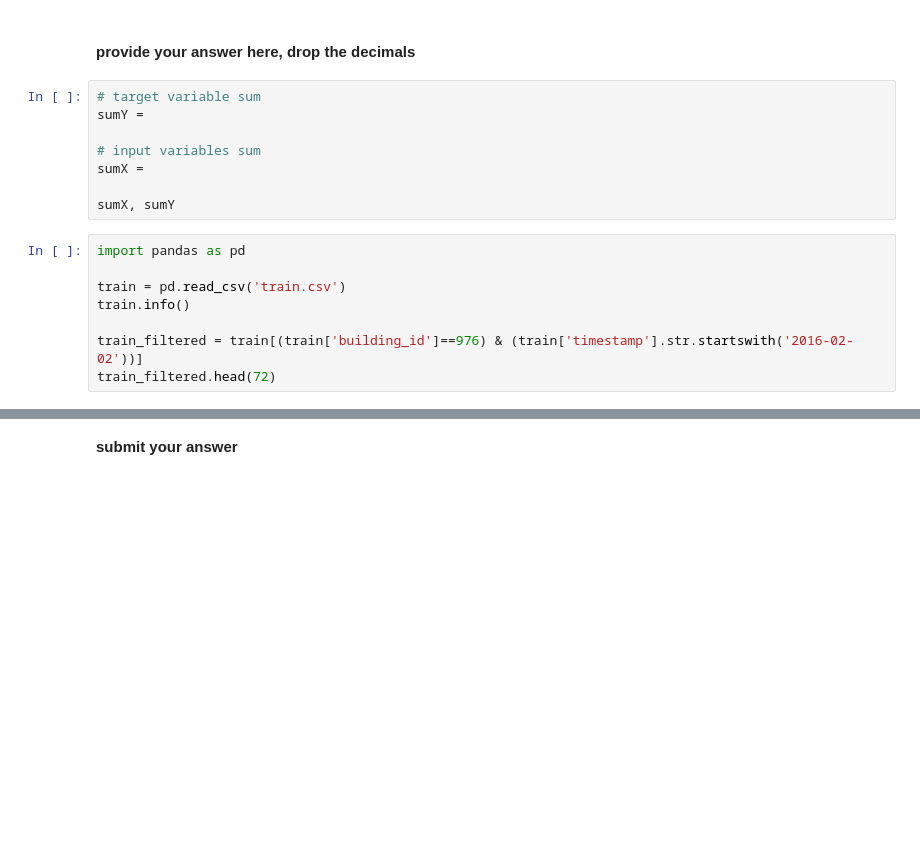
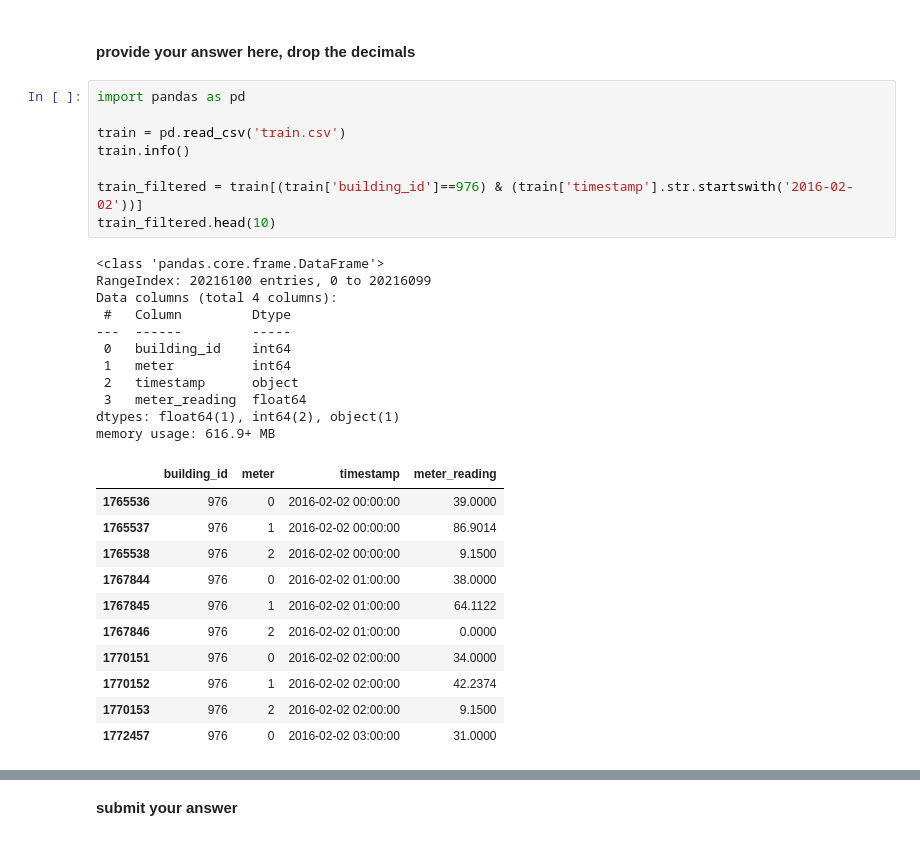
Before and after one commit to cristianpenagos/IAUdeA, a Jupyter notebook: Copia de LAB 04.02 - BUILDING DATASETS.ipynb, the cells around one changed output, grey strips where cells are left out. Drawn from its saved outputs; the diff is of its cells as text; blank space fills up the shorter version.

```diff
--- a/Copia de LAB 04.02 - BUILDING DATASETS.ipynb
+++ b/Copia de LAB 04.02 - BUILDING DATASETS.ipynb
@@ -61,22 +60,37 @@ your building_id 976
 your date        2016-02-02
 # %% [markdown]
 #### provide your answer here, drop the decimals
-# %%
-# target variable sum
-sumY =
-
-# input variables sum
-sumX =
-
-sumX, sumY
 # %%
 import pandas as pd
 
 train = pd.read_csv('train.csv')
 train.info()
 
 train_filtered = train[(train['building_id']==976) & (train['timestamp'].str.startswith('2016-02-02'))]
-train_filtered.head(72)
+train_filtered.head(10)
+# %% [output]
+<class 'pandas.core.frame.DataFrame'>
+RangeIndex: 20216100 entries, 0 to 20216099
+Data columns (total 4 columns):
+ #   Column         Dtype
+---  ------         -----
+ 0   building_id    int64
+ 1   meter          int64
+ 2   timestamp      object
+ 3   meter_reading  float64
+dtypes: float64(1), int64(2), object(1)
+memory usage: 616.9+ MB
+|  | building_id | meter | timestamp | meter_reading |
+| 1765536 | 976 | 0 | 2016-02-02 00:00:00 | 39.0000 |
+| 1765537 | 976 | 1 | 2016-02-02 00:00:00 | 86.9014 |
+| 1765538 | 976 | 2 | 2016-02-02 00:00:00 | 9.1500 |
+| 1767844 | 976 | 0 | 2016-02-02 01:00:00 | 38.0000 |
+| 1767845 | 976 | 1 | 2016-02-02 01:00:00 | 64.1122 |
+| 1767846 | 976 | 2 | 2016-02-02 01:00:00 | 0.0000 |
+| 1770151 | 976 | 0 | 2016-02-02 02:00:00 | 34.0000 |
+| 1770152 | 976 | 1 | 2016-02-02 02:00:00 | 42.2374 |
+| 1770153 | 976 | 2 | 2016-02-02 02:00:00 | 9.1500 |
+| 1772457 | 976 | 0 | 2016-02-02 03:00:00 | 31.0000 |
 # %%
 import pandas as pd
 
```
Also changed, not shown: parts of 9 cells of this notebook.
